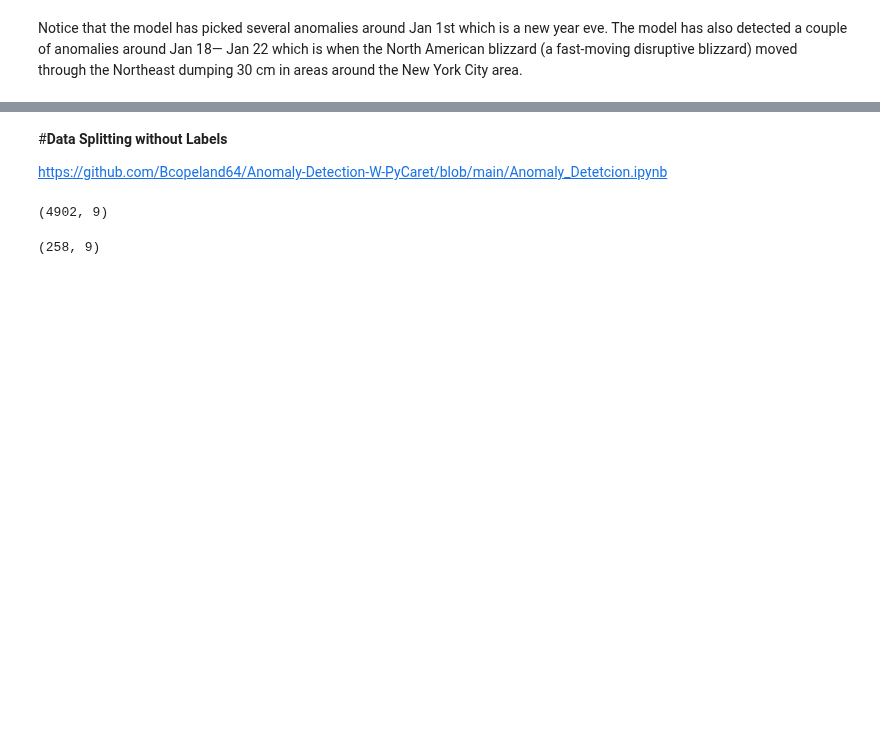
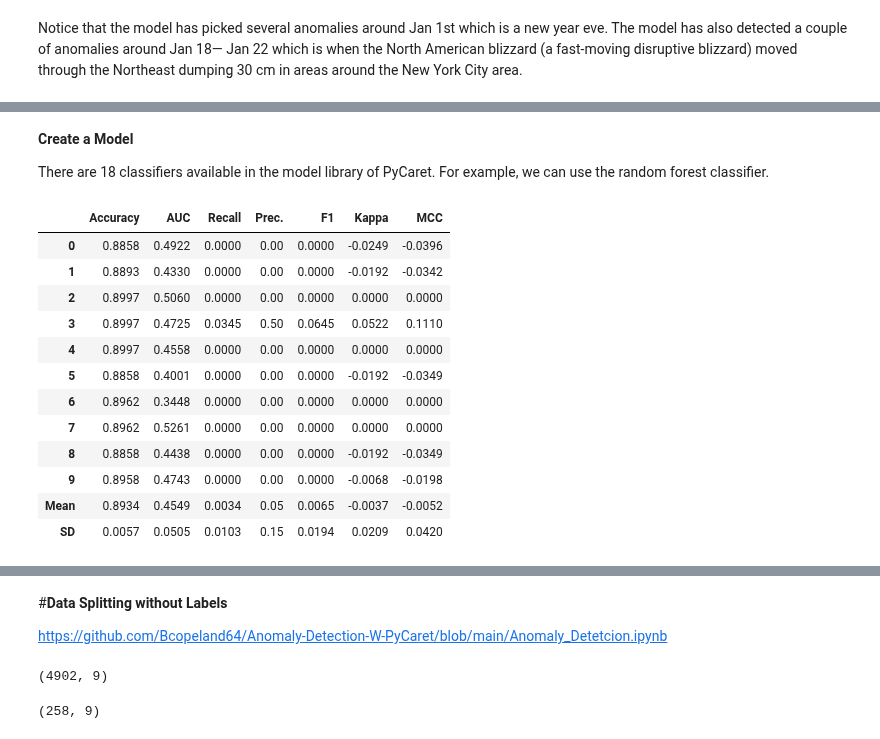
Before and after one commit to myconcordia/A2I2, a Jupyter notebook: Time_Series_Anomaly_Detection.ipynb, the cells around one changed output, grey strips where cells are left out. Drawn from its saved outputs; the diff is of its cells as text; code cells hidden in the pictures; blank space fills up the shorter version.

```diff
--- a/Time_Series_Anomaly_Detection.ipynb
+++ b/Time_Series_Anomaly_Detection.ipynb
@@ -267,0 +331,20 @@ train_data['value']
+# %% [markdown]
+**Create a Model**
+
+There are 18 classifiers available in the model library of PyCaret. For example, we can use the random forest classifier.
+# %%
+knn = create_model('knn')
+# %% [output]
+|  | Accuracy | AUC | Recall | Prec. | F1 | Kappa | MCC |
+| 0 | 0.8858 | 0.4922 | 0.0000 | 0.00 | 0.0000 | -0.0249 | -0.0396 |
+| 1 | 0.8893 | 0.4330 | 0.0000 | 0.00 | 0.0000 | -0.0192 | -0.0342 |
+| 2 | 0.8997 | 0.5060 | 0.0000 | 0.00 | 0.0000 | 0.0000 | 0.0000 |
+| 3 | 0.8997 | 0.4725 | 0.0345 | 0.50 | 0.0645 | 0.0522 | 0.1110 |
+| 4 | 0.8997 | 0.4558 | 0.0000 | 0.00 | 0.0000 | 0.0000 | 0.0000 |
+| 5 | 0.8858 | 0.4001 | 0.0000 | 0.00 | 0.0000 | -0.0192 | -0.0349 |
+| 6 | 0.8962 | 0.3448 | 0.0000 | 0.00 | 0.0000 | 0.0000 | 0.0000 |
+| 7 | 0.8962 | 0.5261 | 0.0000 | 0.00 | 0.0000 | 0.0000 | 0.0000 |
+| 8 | 0.8858 | 0.4438 | 0.0000 | 0.00 | 0.0000 | -0.0192 | -0.0349 |
+| 9 | 0.8958 | 0.4743 | 0.0000 | 0.00 | 0.0000 | -0.0068 | -0.0198 |
+| Mean | 0.8934 | 0.4549 | 0.0034 | 0.05 | 0.0065 | -0.0037 | -0.0052 |
+| SD | 0.0057 | 0.0505 | 0.0103 | 0.15 | 0.0194 | 0.0209 | 0.0420 |
```
Also changed, not shown: parts of 17 cells of this notebook.
